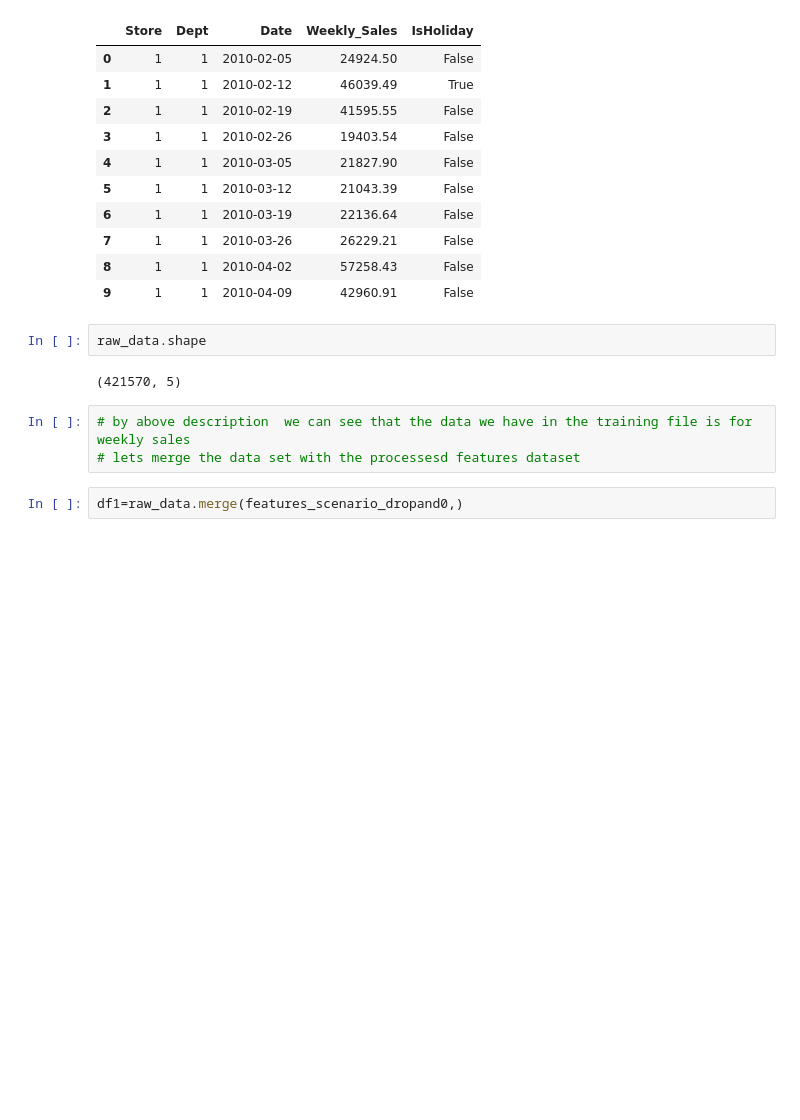
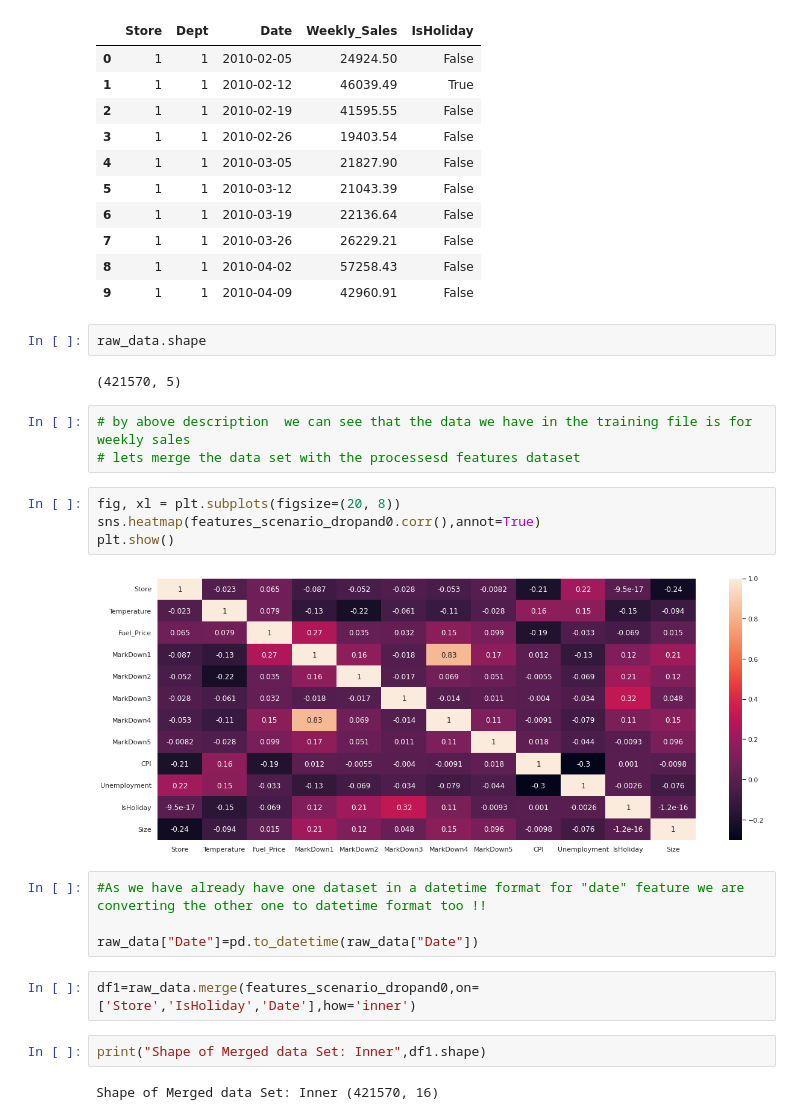
Before and after one commit to rajuptvs/Walmart_sales_forecasting-project, a Jupyter notebook: Walmart_sales.ipynb, the cells around one changed output. Cells and saved outputs as stored; diff of their text form; blank space fills up the shorter version.

Commit message:
Data Cleaning- Anamolies and Outlier v1

```diff
--- a/Walmart_sales.ipynb
+++ b/Walmart_sales.ipynb
@@ -391,5 +399,19 @@ raw_data.shape
 # %%
 # by above description  we can see that the data we have in the training file is for weekly sales
 # lets merge the data set with the processesd features dataset
+# %%
+fig, xl = plt.subplots(figsize=(20, 8))
+sns.heatmap(features_scenario_dropand0.corr(),annot=True)
+plt.show()
+# %% [output]
+[figure, added]
+# %%
+#As we have already have one dataset in a datetime format for "date" feature we are converting the other one to datetime format too !!
+
+raw_data["Date"]=pd.to_datetime(raw_data["Date"])
 # %%
-df1=raw_data.merge(features_scenario_dropand0,)
+df1=raw_data.merge(features_scenario_dropand0,on=['Store','IsHoliday','Date'],how='inner')
+# %%
+print("Shape of Merged data Set: Inner",df1.shape)
+# %% [output]
+Shape of Merged data Set: Inner (421570, 16)
```
Also changed, not shown: parts of 32 cells of this notebook, 2 other files.
